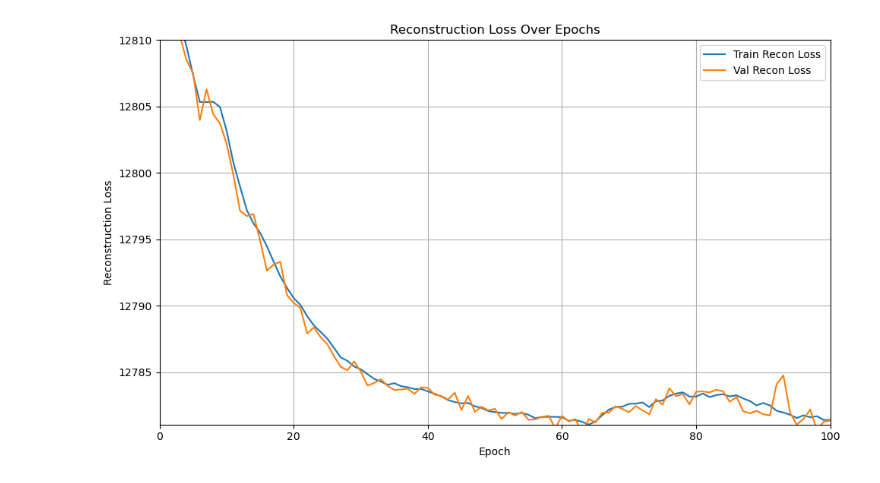
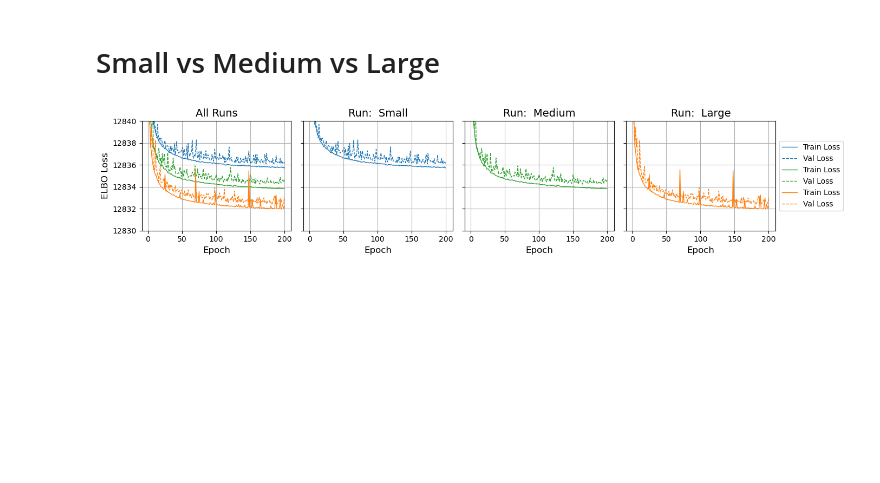
Before and after one commit to AugustBorgLjorring/VAE_BBBC021, a Jupyter notebook: notebooks/get_training_graphs.ipynb, the cells around one changed output. Cells and saved outputs as stored; diff of their text form; code cells hidden in the pictures; blank space fills up the shorter version.

Commit message:
Plotting for report changes

```diff
--- a/notebooks/get_training_graphs.ipynb
+++ b/notebooks/get_training_graphs.ipynb
@@ -64,29 +1,2 @@ print(history2)
-# %%
-import numpy as np
-
-# use the step from recon to place a point on the x-axis
-recon_loss_dict = {
-    "x": history2["epoch"],
-    "y": history2["epoch_recon_loss"].values,
-}
-
-history2_dict = {
-    "x": history2["epoch"],
-    "y": history2["epoch_val_recon_loss"].values,
-}
-
-# Plot
-plt.figure(figsize=(10, 6))
-plt.plot(recon_loss_dict["x"], recon_loss_dict["y"])
-plt.plot(history2_dict["x"], history2_dict["y"])
-plt.xlabel("Epoch")
-plt.ylabel("Reconstruction Loss")
-plt.title("Reconstruction Loss Over Epochs")
-plt.xlim(0, 100)
-plt.ylim(min(recon_loss_dict["y"]), 12810)
-plt.legend(["Train Recon Loss", "Val Recon Loss"])
-plt.grid(True)
-plt.tight_layout()
-plt.show()
-# %% [output]
-[figure, removed]
+# %% [markdown]
+# Small vs Medium vs Large
@@ -92,0 +30,25 @@ plt.show()
+# %%
+# Plot 1x4 subplot of epoch_train_loss and epoch_val_loss
+colors = ["#1f77b4", "#2ca02c", "#ff7f0e"]
+fig, axs = plt.subplots(1, 4, figsize=(14, 3), sharey=True)
+for i, history in enumerate([small_run_epochs, medium_run_epochs, large_run_epochs]):
+    axs[0].plot(history["epoch"], history["epoch_train_loss"], label="Train Loss", color=colors[i], linewidth=1)
+    axs[0].plot(history["epoch"], history["epoch_val_loss"], label="Val Loss", linestyle="--", color=colors[i], linewidth=1)
+axs[0].set_xlabel("Epoch", fontsize=12)
+axs[0].set_ylabel("ELBO Loss", fontsize=12)
+axs[0].set_ylim(12830, 12840)
+axs[0].set_title("All Runs", fontsize=14)
+axs[0].grid(True)
+for i, history in enumerate([small_run_epochs, medium_run_epochs, large_run_epochs]):
+    axs[i+1].plot(history["epoch"], history["epoch_train_loss"], label=None, color=colors[i], linewidth=1)
+    axs[i+1].plot(history["epoch"], history["epoch_val_loss"], label=None, linestyle="--", color=colors[i], linewidth=1)
+    axs[i+1].set_xlabel("Epoch", fontsize=12)
+    axs[i+1].set_ylim(12830, 12840)
+    axs[i+1].set_title(f"Run: {wand_path.split('/')[-1]} {['Small', 'Medium', 'Large'][i]}", fontsize=14)
+    axs[i+1].grid(True)
+handles, labels = axs[0].get_legend_handles_labels()
+axs[-1].legend(handles, labels, loc='center left', bbox_to_anchor=(1, 0.5), fontsize=10)
+plt.tight_layout()
+plt.show()
+# %% [output]
+[figure, added]
```
Also changed, not shown: parts of 38 cells of this notebook, 12 other files.
